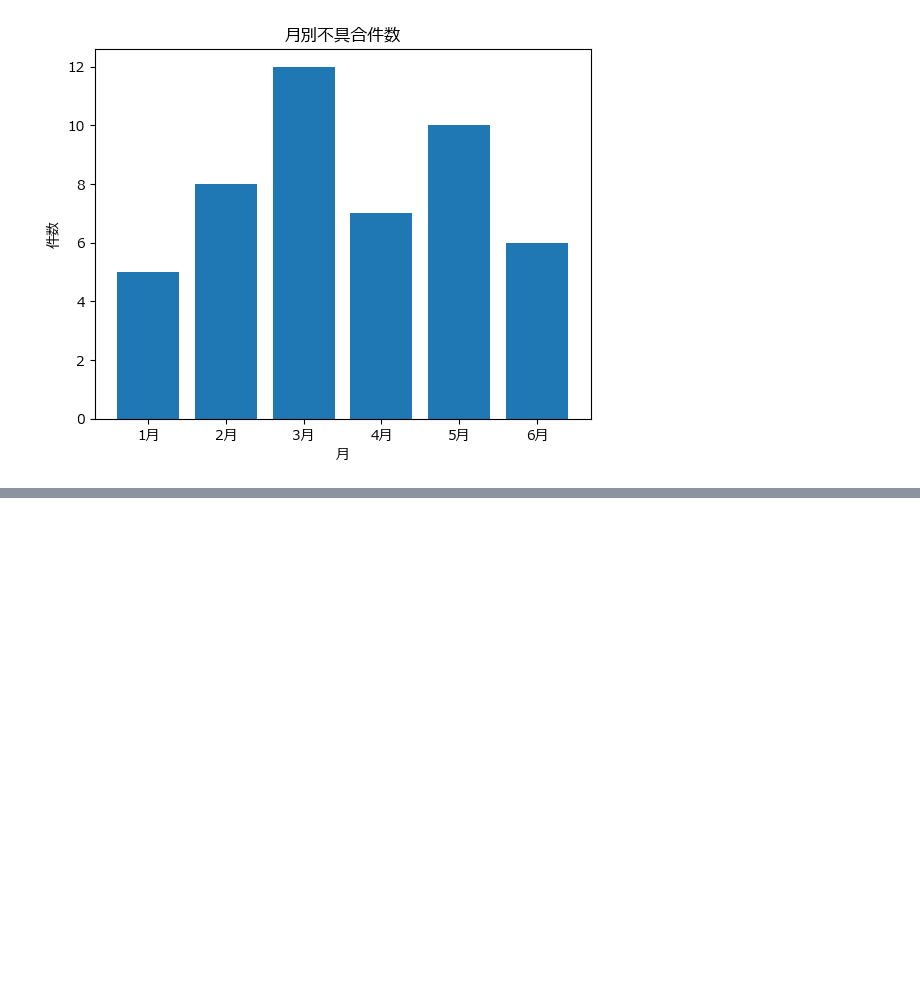
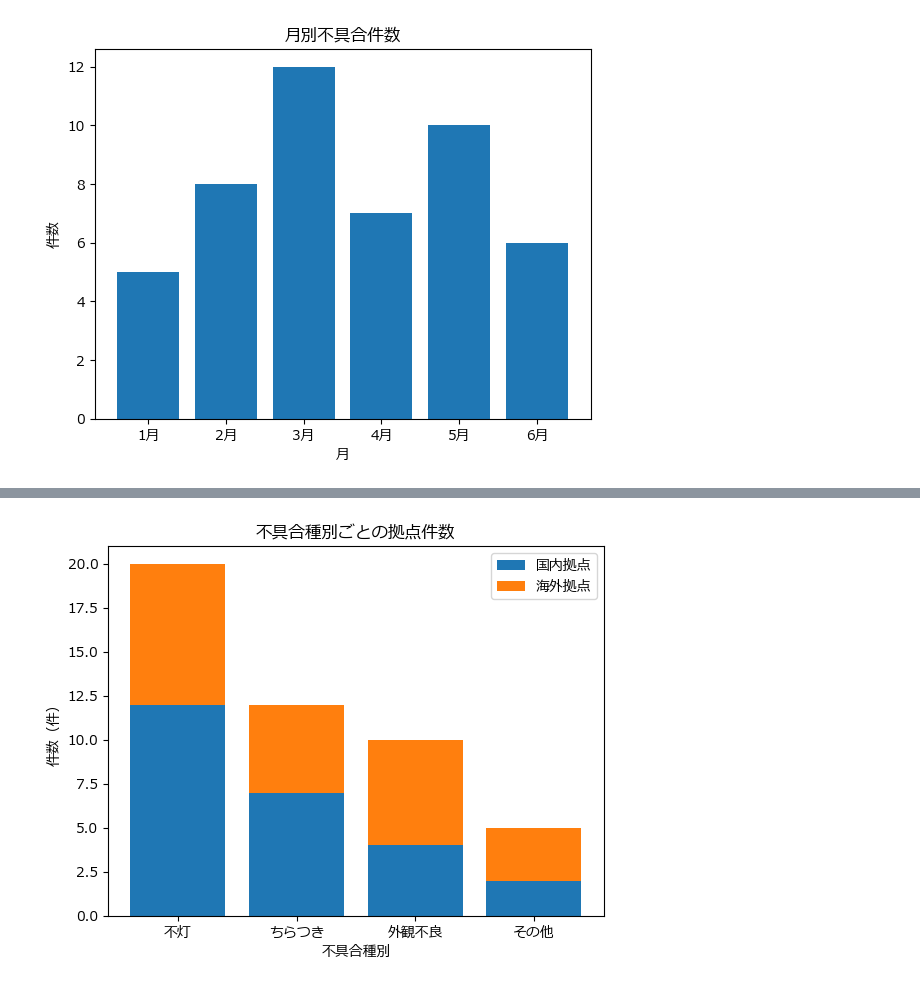
Before and after one commit to kjfarm1225/pyq_practice, a Jupyter notebook: 140_3_pie_bar_chart/140-3_pie_bar_chart.ipynb, the cells around one changed output, grey strips where cells are left out. Cells and saved outputs as stored; diff of their text form; code cells hidden in the pictures; blank space fills up the shorter version.

```diff
--- a/140_3_pie_bar_chart/140-3_pie_bar_chart.ipynb
+++ b/140_3_pie_bar_chart/140-3_pie_bar_chart.ipynb
@@ -255,0 +293,28 @@ plt.show()
+# %%
+plt.rcParams["font.family"] = "Meiryo"
+# %%
+labels = ["不灯", "ちらつき", "外観不良", "その他"]
+counts_japan = [12, 7, 4, 2]
+counts_overseas = [8, 5, 6, 3]
+# %%
+fig, ax = plt.subplots()
+
+ax.bar([1, 2, 3, 4],
+       counts_japan,
+       tick_label=labels,
+       label="国内拠点")
+
+ax.bar([1, 2, 3, 4],
+       counts_overseas,
+       bottom=counts_japan,
+       tick_label=labels,
+       label="海外拠点")
+
+ax.set_title("不具合種別ごとの拠点件数")
+ax.set_xlabel("不具合種別")
+ax.set_ylabel("件数（件）")
+ax.legend()
+
+plt.show()
+# %% [output]
+[figure, added]
```
Also changed, not shown: parts of 10 cells of this notebook.
